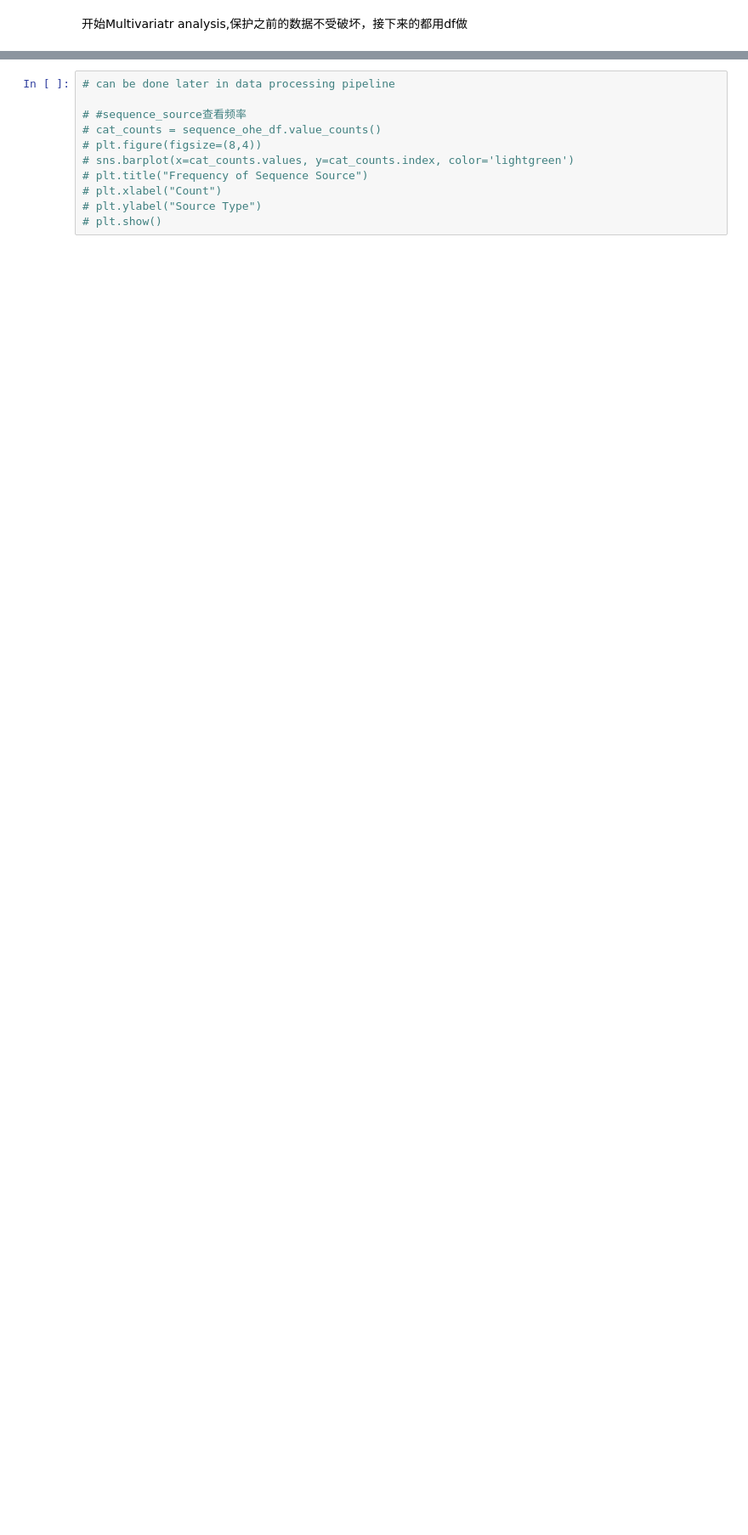
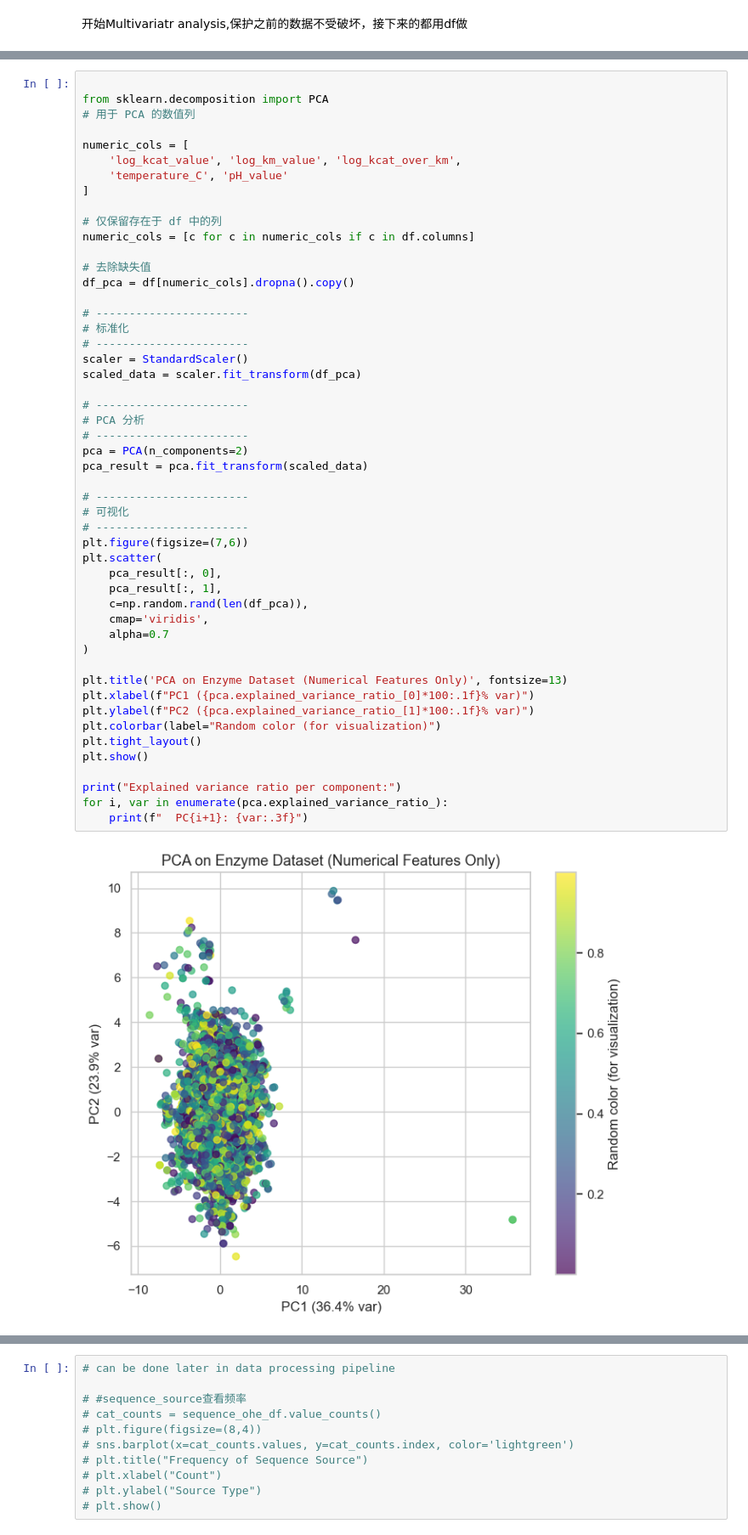
Before and after one commit to tinayang3024/CHE1147-Group-Project, a Jupyter notebook: notebooks/exploration.ipynb, the cells around one changed output, grey strips where cells are left out. Shown at 85% size. Cells and saved outputs as stored; diff of their text form; blank space fills up the shorter version.

Commit message:
PCA on Enzyme

```diff
--- a/notebooks/exploration.ipynb
+++ b/notebooks/exploration.ipynb
@@ -1150,0 +1174,52 @@ plt.show()
+# %%
+
+from sklearn.decomposition import PCA
+# 用于 PCA 的数值列
+
+numeric_cols = [
+    'log_kcat_value', 'log_km_value', 'log_kcat_over_km',
+    'temperature_C', 'pH_value'
+]
+
+# 仅保留存在于 df 中的列
+numeric_cols = [c for c in numeric_cols if c in df.columns]
+
+# 去除缺失值
+df_pca = df[numeric_cols].dropna().copy()
+
+# -----------------------
+# 标准化
+# -----------------------
+scaler = StandardScaler()
+scaled_data = scaler.fit_transform(df_pca)
+
+# -----------------------
+# PCA 分析
+# -----------------------
+pca = PCA(n_components=2)
+pca_result = pca.fit_transform(scaled_data)
+
+# -----------------------
+# 可视化
+# -----------------------
+plt.figure(figsize=(7,6))
+plt.scatter(
+    pca_result[:, 0],
+    pca_result[:, 1],
+    c=np.random.rand(len(df_pca)),
+    cmap='viridis',
+    alpha=0.7
+)
+
+plt.title('PCA on Enzyme Dataset (Numerical Features Only)', fontsize=13)
+plt.xlabel(f"PC1 ({pca.explained_variance_ratio_[0]*100:.1f}% var)")
+plt.ylabel(f"PC2 ({pca.explained_variance_ratio_[1]*100:.1f}% var)")
+plt.colorbar(label="Random color (for visualization)")
+plt.tight_layout()
+plt.show()
+
+print("Explained variance ratio per component:")
+for i, var in enumerate(pca.explained_variance_ratio_):
+    print(f"  PC{i+1}: {var:.3f}")
+# %% [output]
+[figure, added]
```
Also changed, not shown: parts of 5 cells of this notebook.
